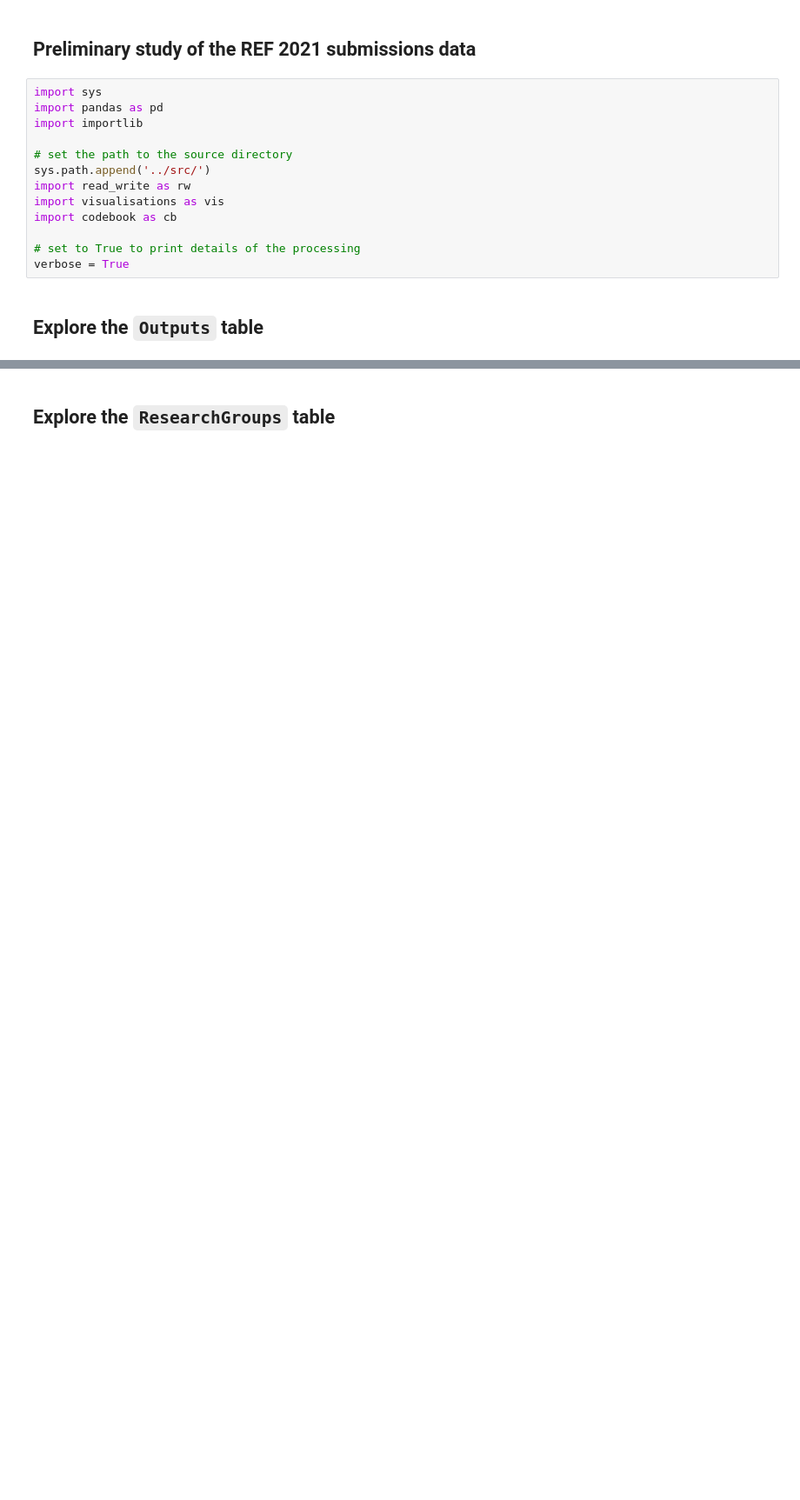
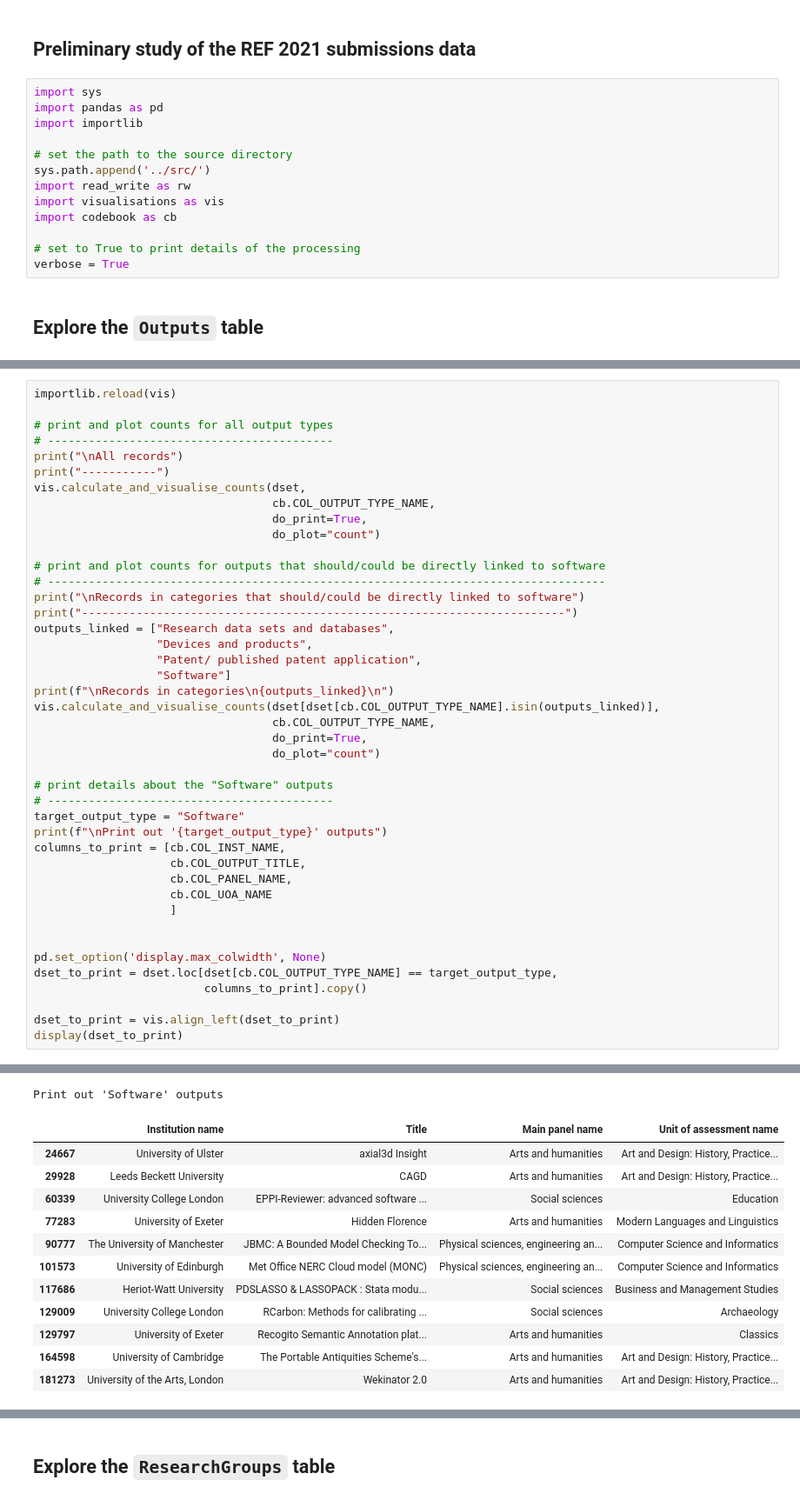
Before and after one commit to softwaresaved/ref-2021-analysis, a Jupyter notebook: notebooks/STUDY_data.ipynb, the cells around one changed output, grey strips where cells are left out. Shown: that part at 87% size. Drawn from its saved outputs; the diff is of its cells as text; blank space fills up the shorter version.

Commit message:
Update outputs.

```diff
--- a/notebooks/STUDY_data.ipynb
+++ b/notebooks/STUDY_data.ipynb
@@ -121,0 +48,44 @@ University of the Arts, London                             Arts and humanities
+# %%
+importlib.reload(vis)
+
+# print and plot counts for all output types
+# ------------------------------------------
+print("\nAll records")
+print("-----------")
+vis.calculate_and_visualise_counts(dset,
+                                   cb.COL_OUTPUT_TYPE_NAME,
+                                   do_print=True,
+                                   do_plot="count")
+
+# print and plot counts for outputs that should/could be directly linked to software
+# ----------------------------------------------------------------------------------
+print("\nRecords in categories that should/could be directly linked to software")
+print("-----------------------------------------------------------------------")
+outputs_linked = ["Research data sets and databases",
+                  "Devices and products",
+                  "Patent/ published patent application",
+                  "Software"]
+print(f"\nRecords in categories\n{outputs_linked}\n")
+vis.calculate_and_visualise_counts(dset[dset[cb.COL_OUTPUT_TYPE_NAME].isin(outputs_linked)],
+                                   cb.COL_OUTPUT_TYPE_NAME,
+                                   do_print=True,
+                                   do_plot="count")
+
+# print details about the "Software" outputs
+# ------------------------------------------
+target_output_type = "Software"
+print(f"\nPrint out '{target_output_type}' outputs")
+columns_to_print = [cb.COL_INST_NAME,
+                    cb.COL_OUTPUT_TITLE,
+                    cb.COL_PANEL_NAME,
+                    cb.COL_UOA_NAME
+                    ]
+
+
+pd.set_option('display.max_colwidth', None)
+dset_to_print = dset.loc[dset[cb.COL_OUTPUT_TYPE_NAME] == target_output_type,
+                         columns_to_print].copy()
+
+dset_to_print = vis.align_left(dset_to_print)
+display(dset_to_print)
+# %% [output]
@@ -121,0 +124,13 @@ University of the Arts, London                             Arts and humanities
+Print out 'Software' outputs
+|  | Institution name | Title | Main panel name | Unit of assessment name |
+| 24667 | University of Ulster | axial3d Insight | Arts and humanities | Art and Design: History, Practice... |
+| 29928 | Leeds Beckett University | CAGD | Arts and humanities | Art and Design: History, Practice... |
+| 60339 | University College London | EPPI-Reviewer: advanced software ... | Social sciences | Education |
+| 77283 | University of Exeter | Hidden Florence | Arts and humanities | Modern Languages and Linguistics |
+| 90777 | The University of Manchester | JBMC: A Bounded Model Checking To... | Physical sciences, engineering an... | Computer Science and Informatics |
+| 101573 | University of Edinburgh | Met Office NERC Cloud model (MONC) | Physical sciences, engineering an... | Computer Science and Informatics |
+| 117686 | Heriot-Watt University | PDSLASSO & LASSOPACK : Stata modu... | Social sciences | Business and Management Studies |
+| 129009 | University College London | RCarbon: Methods for calibrating ... | Social sciences | Archaeology |
+| 129797 | University of Exeter | Recogito Semantic Annotation plat... | Arts and humanities | Classics |
+| 164598 | University of Cambridge | The Portable Antiquities Scheme's... | Arts and humanities | Art and Design: History, Practice... |
+| 181273 | University of the Arts, London | Wekinator 2.0 | Arts and humanities | Art and Design: History, Practice... |
```
Also changed, not shown: parts of 5 cells of this notebook, 4 other files.
